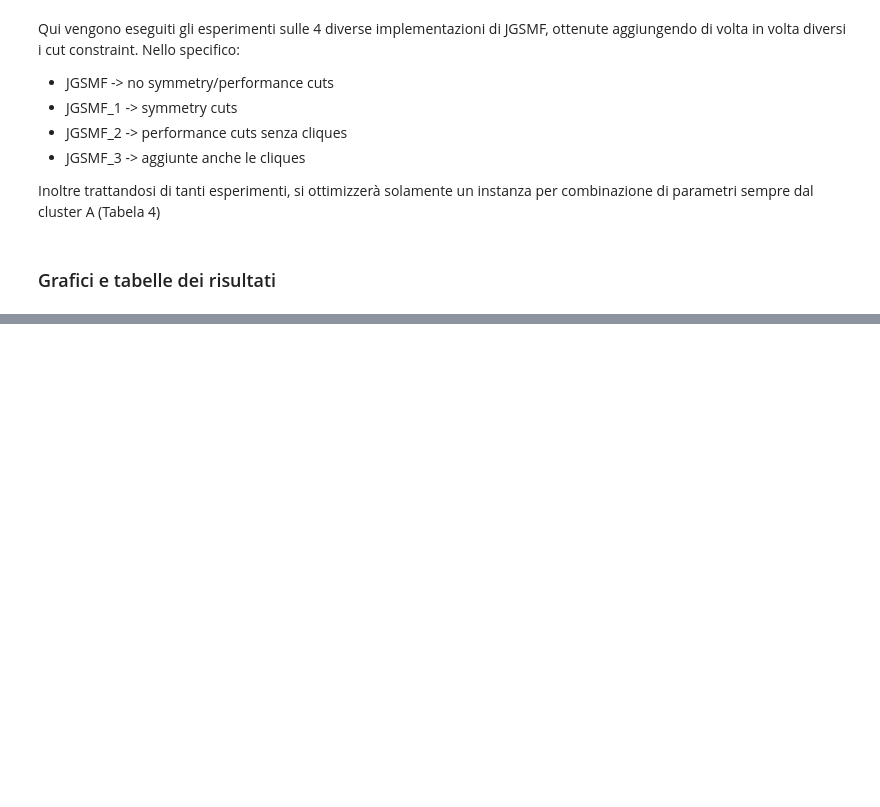
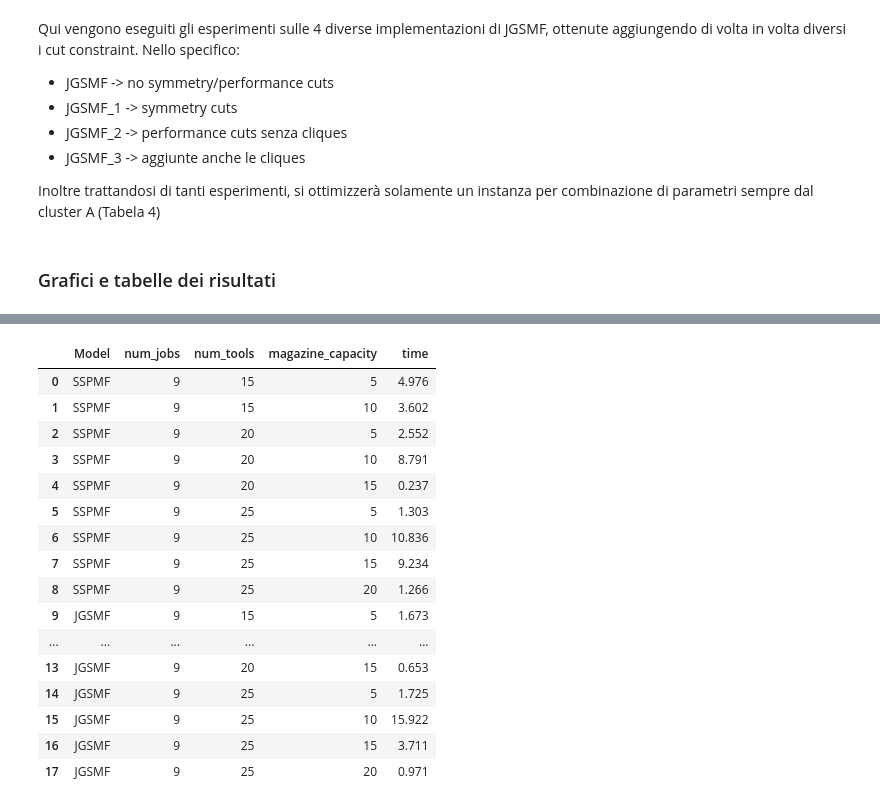
Before and after one commit to simonedivo/job-sequencing-and-tool-switching-problem, a Jupyter notebook: src/scalability.ipynb, the cells around one changed output, grey strips where cells are left out. Drawn from its saved outputs; the diff is of its cells as text; code cells hidden in the pictures; blank space fills up the shorter version.

```diff
--- a/src/scalability.ipynb
+++ b/src/scalability.ipynb
@@ -312,0 +360,20 @@ JGSMF_results_df = pd.read_csv("../results/JGSMF_results.csv")
+# %%
+scalability_df
+# %% [output]
+|  | Model | num_jobs | num_tools | magazine_capacity | time |
+| 0 | SSPMF | 9 | 15 | 5 | 4.976 |
+| 1 | SSPMF | 9 | 15 | 10 | 3.602 |
+| 2 | SSPMF | 9 | 20 | 5 | 2.552 |
+| 3 | SSPMF | 9 | 20 | 10 | 8.791 |
+| 4 | SSPMF | 9 | 20 | 15 | 0.237 |
+| 5 | SSPMF | 9 | 25 | 5 | 1.303 |
+| 6 | SSPMF | 9 | 25 | 10 | 10.836 |
+| 7 | SSPMF | 9 | 25 | 15 | 9.234 |
+| 8 | SSPMF | 9 | 25 | 20 | 1.266 |
+| 9 | JGSMF | 9 | 15 | 5 | 1.673 |
+| ... | ... | ... | ... | ... | ... |
+| 13 | JGSMF | 9 | 20 | 15 | 0.653 |
+| 14 | JGSMF | 9 | 25 | 5 | 1.725 |
+| 15 | JGSMF | 9 | 25 | 10 | 15.922 |
+| 16 | JGSMF | 9 | 25 | 15 | 3.711 |
+| 17 | JGSMF | 9 | 25 | 20 | 0.971 |
```
Also changed, not shown: parts of 8 cells of this notebook.
